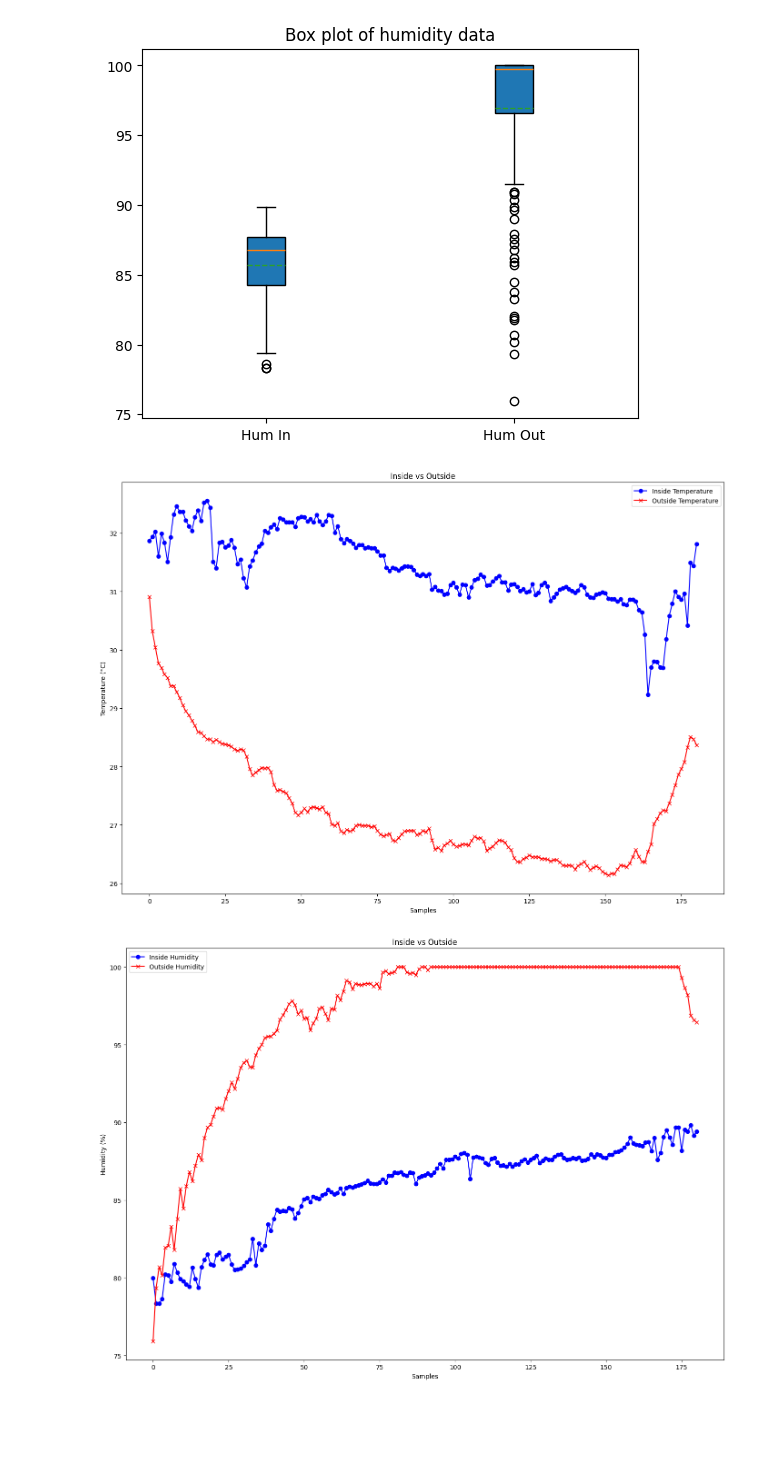
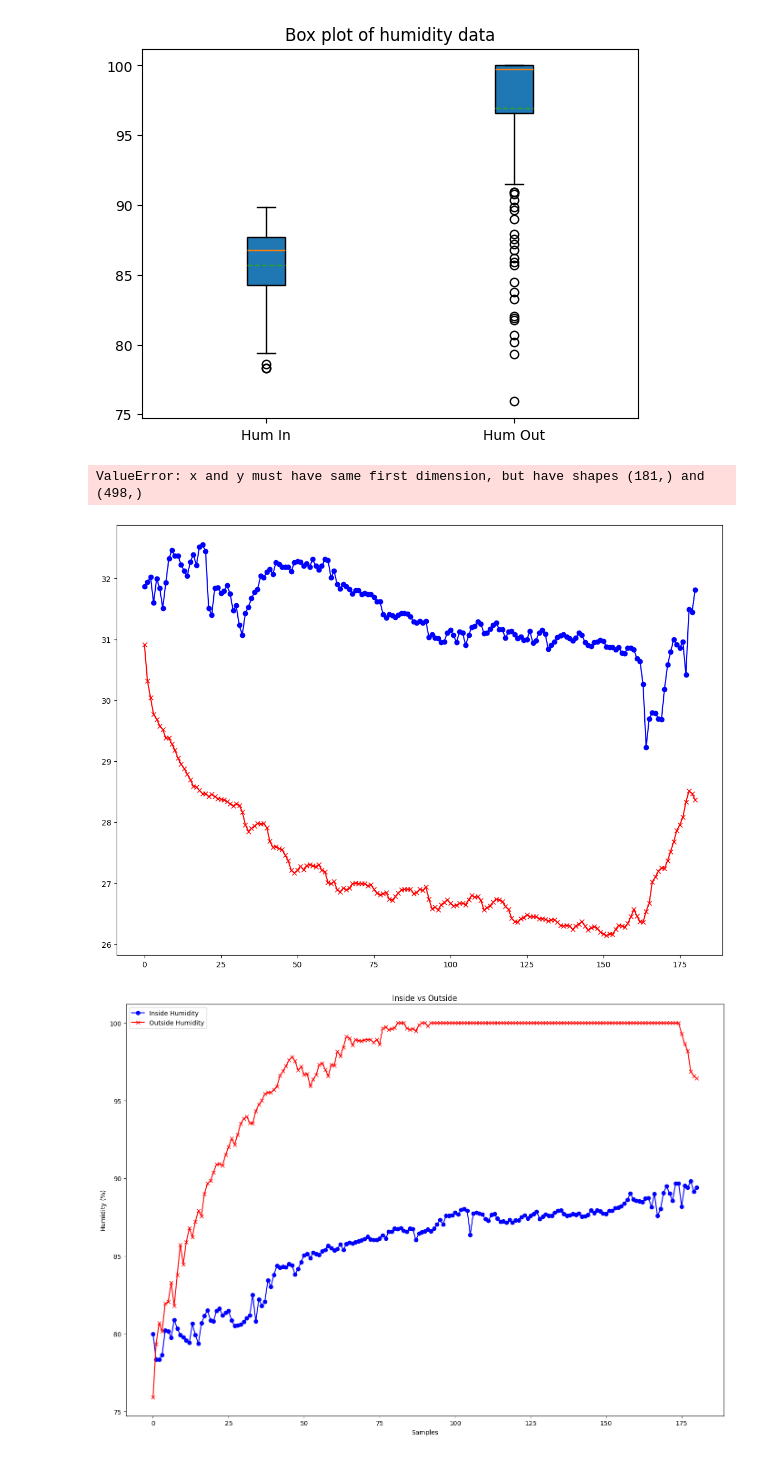
Before and after one commit to CSE-ICE-21/IntelliBee, a Jupyter notebook: Data-Collecting-Device/Data-Visualization/visualize_temp_hum.ipynb, the cells around one changed output. Saved outputs shown, nothing was run; the diff lists cells and outputs as text; code cells hidden in the pictures; blank space fills up the shorter version.

```diff
--- a/Data-Collecting-Device/Data-Visualization/visualize_temp_hum.ipynb
+++ b/Data-Collecting-Device/Data-Visualization/visualize_temp_hum.ipynb
@@ -66,21 +67,46 @@ plt.savefig(OUTPUT_PATH + "/Humidity-Box-Plot.png",dpi=300)
 plt.show()
 # %% [output]
 [figure]
+# %%
+AUDIO_DATA_DIR = os.path.join(PARENT_PATH, 'Data-Collected','Raw-Data','Sample-03')
+list_of_files = os.listdir(AUDIO_DATA_DIR)
+text_files = [file for file in list_of_files if file.endswith('.txt')]
+rms_values = []
+for file in text_files:
+    file_path = os.path.join(AUDIO_DATA_DIR, file)
+    data = None
+    with open(file_path, 'r') as f:
+        data = f.read()
+        data = data.split('\n')[1].strip(",").split(',')
+        data = data[:8000]
+        data = np.array(data, dtype=np.float32)
+        fft_result = np.fft.fft(data)
+        fft_magnitude = np.abs(fft_result)  # Get the magnitude
+        N = len(data)  # Number of samples
+        freqs = np.fft.fftfreq(N, 1 / 8000)  # Frequency axis
+        f_min = 100  # Example minimum frequency (Hz)
+        f_max = 300  # Example maximum frequency (Hz)
+        indices = np.where((freqs >= f_min) & (freqs <= f_max))
+        amplitude_in_range = np.sum(fft_magnitude[indices])
+        rms = np.mean(fft_magnitude[indices])
+        rms_values.append(rms/50000)
 # %%
 # Set up the figure for plotting
 plt.figure(figsize=(14, 10))
 
 plt.plot(df.index, df["Temp In"], label='Inside Temperature', color='blue', marker='o')
 plt.plot(df.index, df["Temp Out"], label='Outside Temperature', color='red', marker='x')
+plt.plot(df.index, rms_values, label='RMS Values', color='green', marker='s')
 plt.title('Inside vs Outside')
 plt.xlabel('Samples')
 plt.ylabel('Temperature (°C)')
 plt.legend()
 plt.tight_layout()
 plt.savefig(OUTPUT_PATH + "/Inside-Outside-Temperature.png",dpi=300)
 plt.show()
 # %% [output]
+ValueError: x and y must have same first dimension, but have shapes (181,) and (498,)
-[figure, old version]
+[figure, new version]
 # %%
 plt.figure(figsize=(14, 10))
 plt.plot(df.index, df['Hum In'], label='Inside Humidity', color='blue', marker='o')
```
Also changed, not shown: parts of 2 cells of this notebook, 56 other files.
